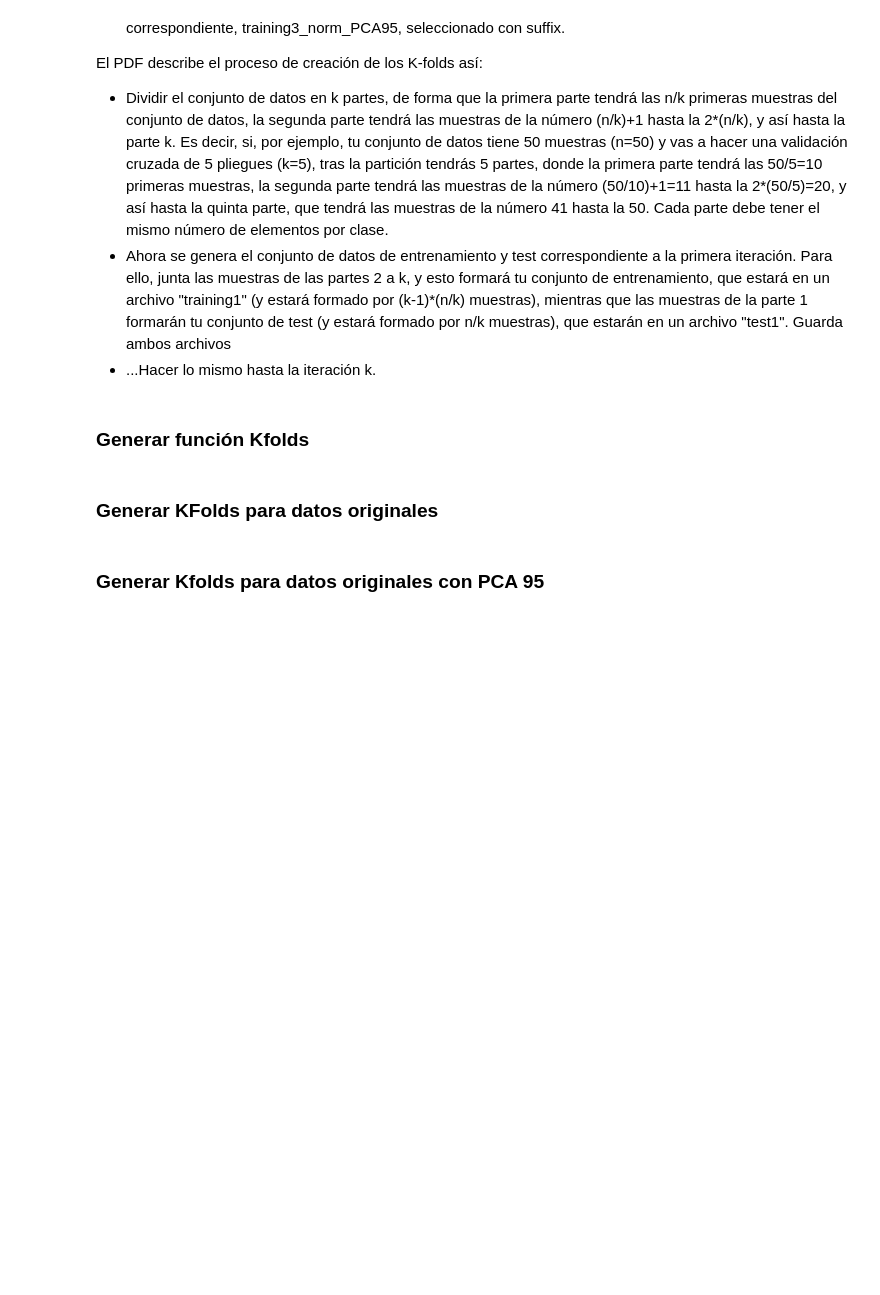
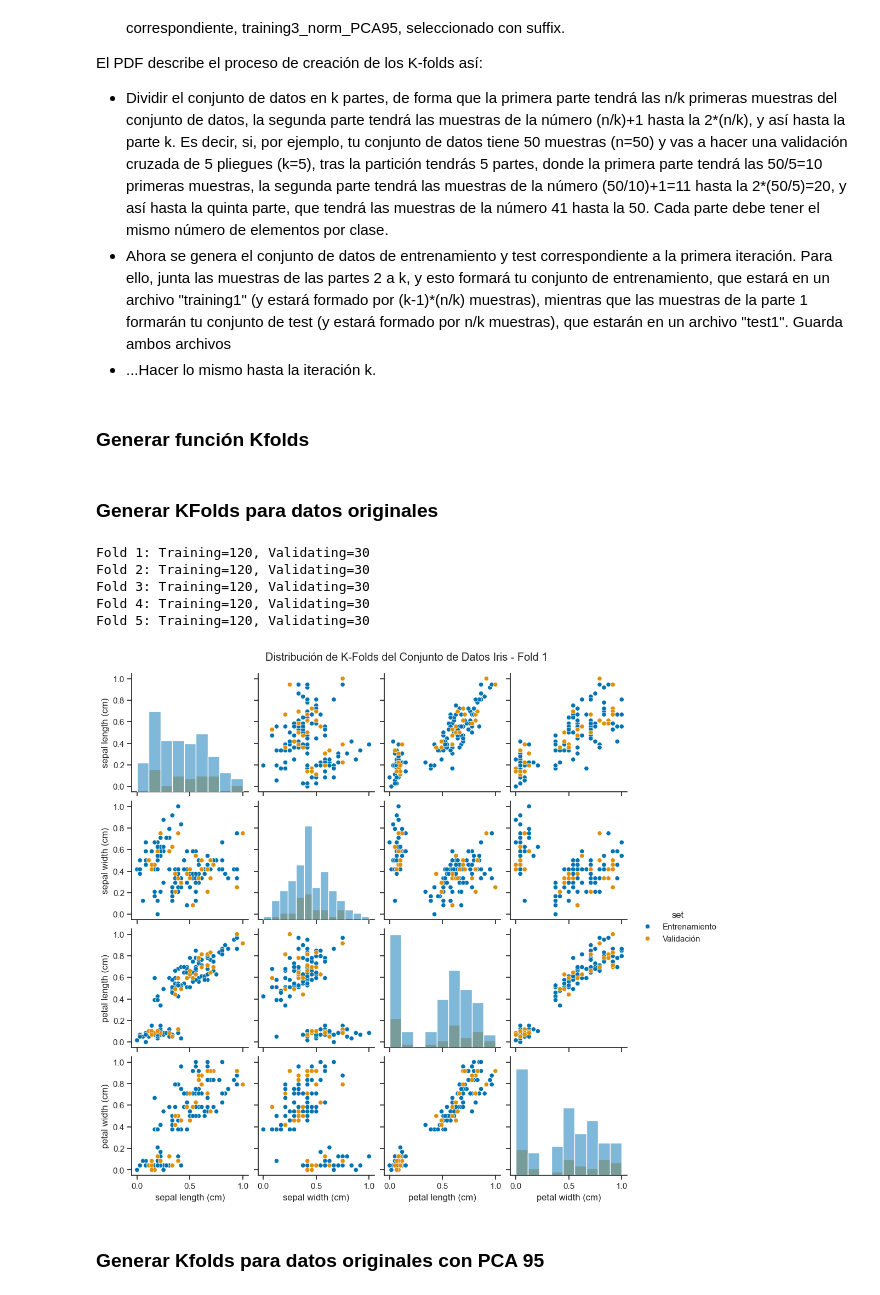
Before and after one commit to alraro/Practicas-Aprendizaje-Automatico, a Jupyter notebook: src/Practica2/setup.ipynb, the cells around one changed output. Saved outputs shown, nothing was run; the diff lists cells and outputs as text; code cells hidden in the pictures; blank space fills up the shorter version.

Commit message:
Terminado el código de KFolds

```diff
--- a/src/Practica2/setup.ipynb
+++ b/src/Practica2/setup.ipynb
@@ -297,6 +297,8 @@ ambos archivos
 ### Generar función Kfolds
 # %%
 from sklearn.model_selection import KFold
+import matplotlib.pyplot as plt
+import seaborn as sns
 import pandas as pd
 import numpy as np
 import os
@@ -323,7 +325,45 @@ def get_kfolds(k: int, df: pd.DataFrame, dir: str, subdir: str, suffix: str):
 
         print(f"Fold {fold}: Training={len(df_train)}, Validating={len(df_test)}")
         fold += 1
+
+def create_pairplot_KFolds(df_train, df_test, hue_col, fold_num, title="Distribución de K-Folds"):
+    sns.set_theme(style="ticks")
+    df_train_plot = df_train.copy()
+    df_test_plot = df_test.copy()
+
+    df_train_plot['set'] = 'Entrenamiento'
+    df_test_plot['set'] = 'Validación'
+
+    combined = pd.concat([df_train_plot, df_test_plot], axis=0)
+
+    pair_plot = sns.pairplot(
+        combined,
+        hue="set",
+        palette="colorblind",
+        diag_kind="hist"
+    )
+
+    pair_plot.figure.suptitle(f"{title} - Fold {fold_num}", y=1.02)
+    plt.show()
 # %% [markdown]
 ### Generar KFolds para datos originales
+# %%
+k=5
+get_kfolds(k, conjunto_de_datos_normalizados, "./kfolds_data", "conj_original", "_iris_normalizados")
+
+create_pairplot_KFolds(
+    df_train=pd.read_csv("./kfolds_data/conj_original/training1_iris_normalizados.csv"),
+    df_test=pd.read_csv("./kfolds_data/conj_original/validating1_iris_normalizados.csv"),
+    hue_col="species",
+    fold_num=1,
+    title="Distribución de K-Folds del Conjunto de Datos Iris"
+)
+# %% [output]
+Fold 1: Training=120, Validating=30
+Fold 2: Training=120, Validating=30
+Fold 3: Training=120, Validating=30
+Fold 4: Training=120, Validating=30
+Fold 5: Training=120, Validating=30
+[figure, added]
 # %% [markdown]
 ### Generar Kfolds para datos originales con PCA 95
```
Also changed, not shown: parts of 8 cells of this notebook.
